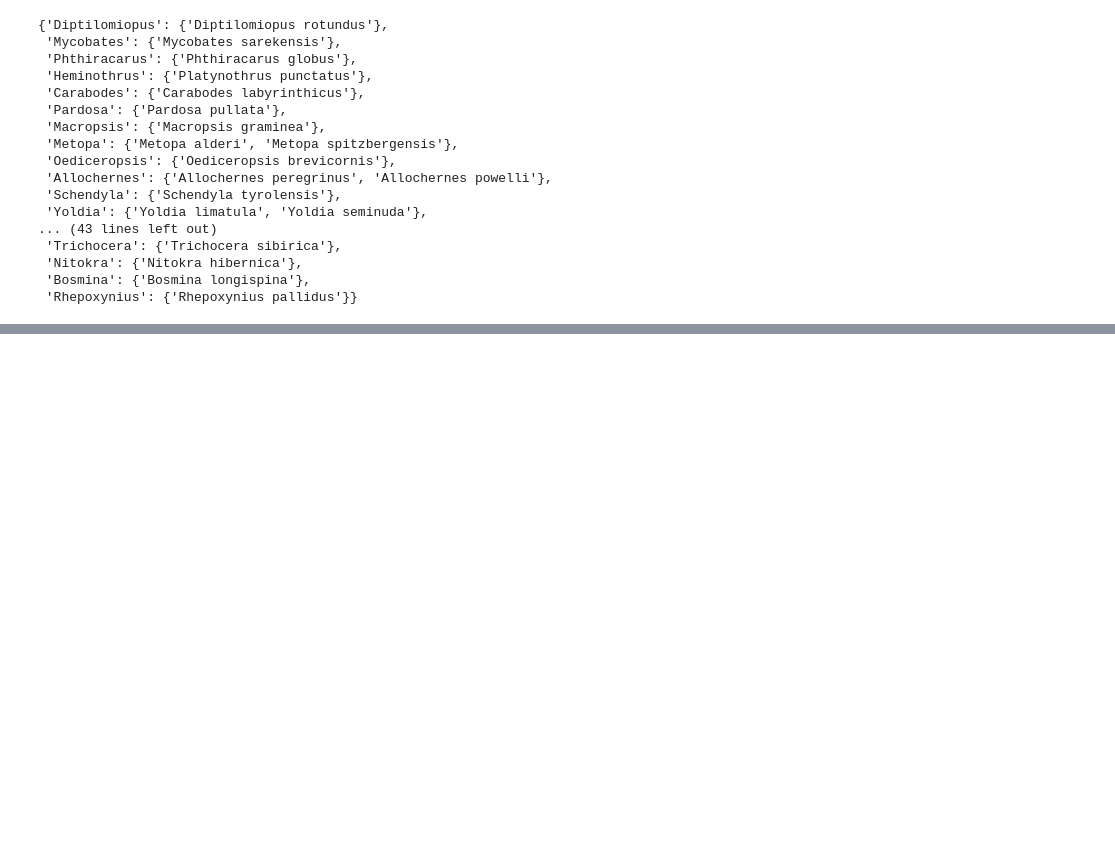
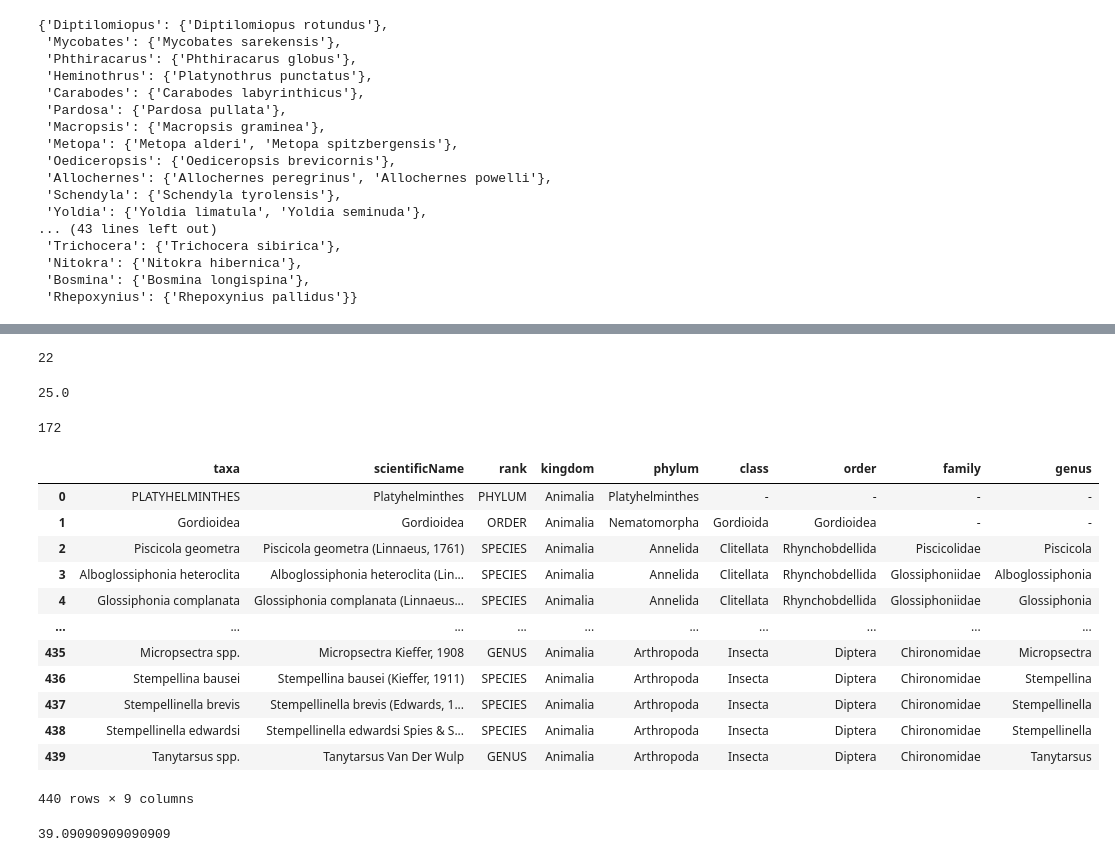
Before and after one commit to CIBIO-BU/mozaiko, a Jupyter notebook: draft.ipynb, the cells around one changed output, grey strips where cells are left out. Drawn from its saved outputs; the diff is of its cells as text; code cells hidden in the pictures; blank space fills up the shorter version.

```diff
--- a/draft.ipynb
+++ b/draft.ipynb
@@ -1279,0 +1730,36 @@ for otl in  os.listdir(otl_folder):
+# %%
+len(taxa_res[taxa_res['COI_BF3_BR2'] > 2])
+# %% [output]
+22
+# %%
+22/88 * 100
+# %% [output]
+25.0
+# %%
+import pandas as pd
+taxa_res = pd.read_csv("/home/camilababo/Documents/coding-projects/DNAquaIMG-tool/mozaico/data/output_data/BMI-new-taxa-aggregations-WTAXRES/otl_level_results/Finland/taxonomic_resolution_per_taxon.tsv", sep="\t")
+pol_otl = pd.read_csv("/home/camilababo/Documents/DNAquaIMG/countries-otls/harmonized/bmi/filtered_phyl/Finland_taxonlist_bmi_harmonized.tsv", sep="\t")
+# %%
+len(taxa_res[taxa_res['COI_BF3_BR2'] > 2])
+# %% [output]
+172
+# %%
+pol_otl
+# %% [output]
+|  | taxa | scientificName | rank | kingdom | phylum | class | order | family | genus |
+| 0 | PLATYHELMINTHES | Platyhelminthes | PHYLUM | Animalia | Platyhelminthes | - | - | - | - |
+| 1 | Gordioidea | Gordioidea | ORDER | Animalia | Nematomorpha | Gordioida | Gordioidea | - | - |
+| 2 | Piscicola geometra | Piscicola geometra (Linnaeus, 1761) | SPECIES | Animalia | Annelida | Clitellata | Rhynchobdellida | Piscicolidae | Piscicola |
+| 3 | Alboglossiphonia heteroclita | Alboglossiphonia heteroclita (Lin... | SPECIES | Animalia | Annelida | Clitellata | Rhynchobdellida | Glossiphoniidae | Alboglossiphonia |
+| 4 | Glossiphonia complanata | Glossiphonia complanata (Linnaeus... | SPECIES | Animalia | Annelida | Clitellata | Rhynchobdellida | Glossiphoniidae | Glossiphonia |
+| ... | ... | ... | ... | ... | ... | ... | ... | ... | ... |
+| 435 | Micropsectra spp. | Micropsectra Kieffer, 1908 | GENUS | Animalia | Arthropoda | Insecta | Diptera | Chironomidae | Micropsectra |
+| 436 | Stempellina bausei | Stempellina bausei (Kieffer, 1911) | SPECIES | Animalia | Arthropoda | Insecta | Diptera | Chironomidae | Stempellina |
+| 437 | Stempellinella brevis | Stempellinella brevis (Edwards, 1... | SPECIES | Animalia | Arthropoda | Insecta | Diptera | Chironomidae | Stempellinella |
+| 438 | Stempellinella edwardsi | Stempellinella edwardsi Spies & S... | SPECIES | Animalia | Arthropoda | Insecta | Diptera | Chironomidae | Stempellinella |
+| 439 | Tanytarsus spp. | Tanytarsus Van Der Wulp | GENUS | Animalia | Arthropoda | Insecta | Diptera | Chironomidae | Tanytarsus |
+440 rows × 9 columns
+# %%
+172/440 * 100
+# %% [output]
+39.09090909090909
```
Also changed, not shown: parts of 63 cells of this notebook, 1 other file.
